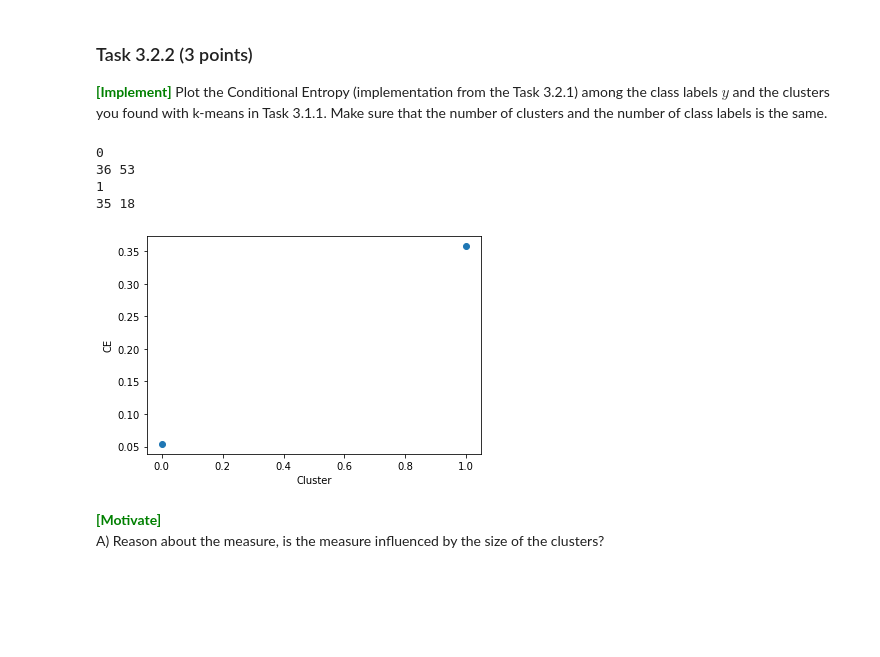
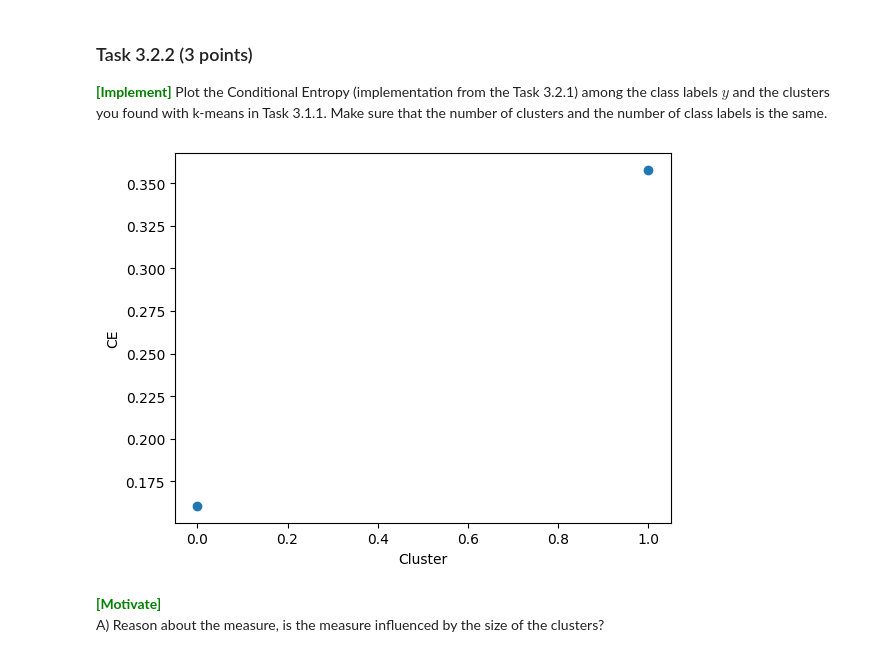
Before and after one commit to BjarkiKassOlsen/DM-Hand-In, a Jupyter notebook: handins/handin1.ipynb, the cells around one changed output. Saved outputs shown, nothing was run; the diff lists cells and outputs as text; code cells hidden in the pictures; blank space fills up the shorter version.

```diff
--- a/handins/handin1.ipynb
+++ b/handins/handin1.ipynb
@@ -1149,42 +1164,67 @@ Make sure that the number of clusters and the number of class labels is the same
 # %%
 # Data
 X = toy[["sulphates", "alcohol"]].to_numpy()
 # Necessary Data normalization!
 X_norm = (X - X.min(0)) / X.ptp(0)
 
 # Fit the KMeans model with kmeans++ initialization
 kmeans = KMeans(n_clusters=2, init='k-means++', random_state=RANDOM_SEED).fit(X_norm)
 
 # Assign the cluster labels to each data point
 clusters = kmeans.labels_
 
 # Assign ground truth labels to each data point
 class_labels = np.array(toy["quality"])
 class_labels = np.array([1 if x == 8 else 0 for x in class_labels])
 
+# ce = []
+# for k in range(2):
+
+    # Get the data points in cluster k
+    # c = np.where(clusters == k)[0]
+    # t = np.where(class_labels == k)[0]
+
+
+#     # Calculate the conditional entropy for the current label
+#     score = CE(c, t)
+
+#     ce.append(score)
+
+
+# ce = []
+# for k in range(2):
+
+    # Get the data points in cluster k
+    # c = np.where(clusters == k)[0]
+    # t = np.where(class_labels == k)[0]
+
+
+#     # Calculate the conditional entropy for the current label
+#     score = CE(c, t)
+
+#     ce.append(score)
+
+
+T = np.array([np.where(class_labels == i)[0] for i in range(2)]) # Ground-truth clusters
+C = np.array([np.where(clusters == i)[0] for i in range(2)]) # Clusters obtained by k-means
+
+
 ce = []
 for k in range(2):
-
-    # Get the data points in cluster k
-    c = np.where(clusters == k)[0]
-    t = np.where(class_labels == k)[0]
-
     # Calculate the conditional entropy for the current label
-    score = CE(c, t)
+    score = CE([C[k]], T)  #added list around C[k]because CE() expects a list of clusters
 
     ce.append(score)
+
+
 
 
 plt.plot(range(2), ce, 'o')
 plt.xlabel('Cluster')
 plt.ylabel('CE')
 plt.show()
 # %% [output]
-0
-36 53
-1
-35 18
-[figure, old version]
+[figure, new version]
 # %% [markdown]
 <span style='color: green'>**\[Motivate\]**</span><br>
 A) Reason about the measure, is the measure influenced by the size of the clusters?
```
Also changed, not shown: parts of 14 cells of this notebook.
